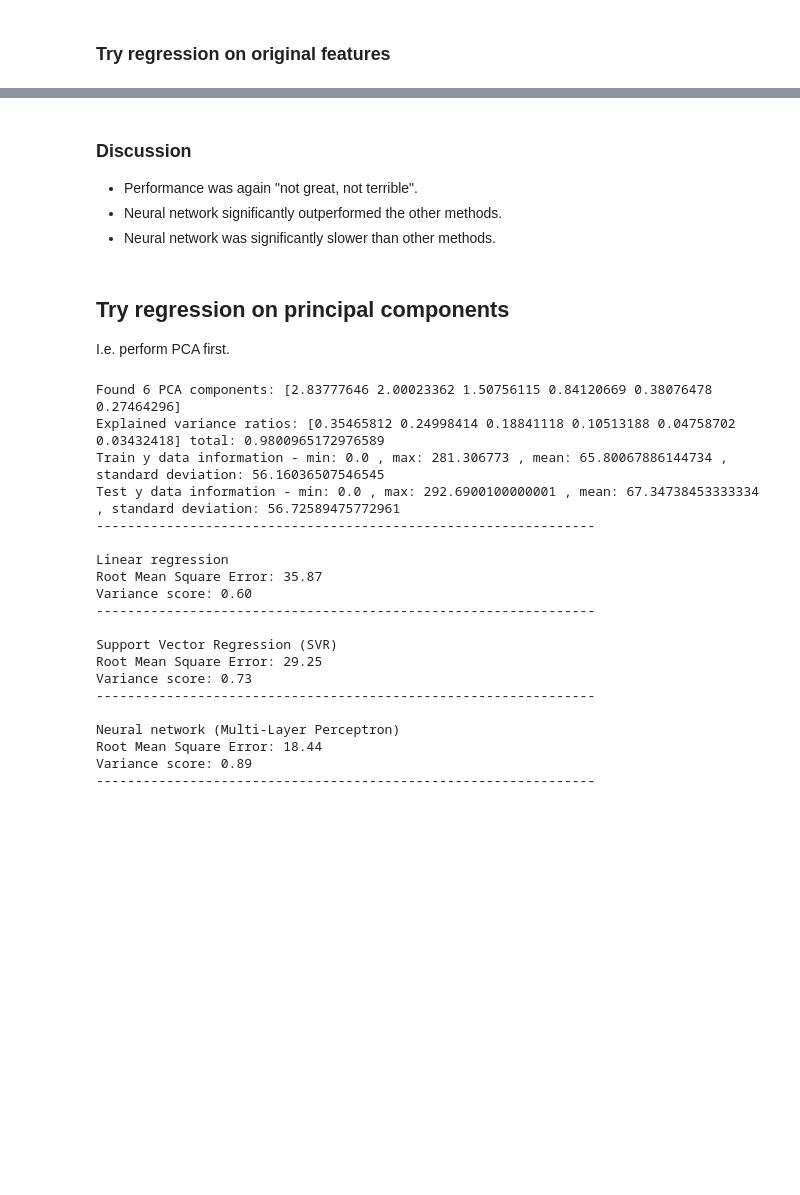
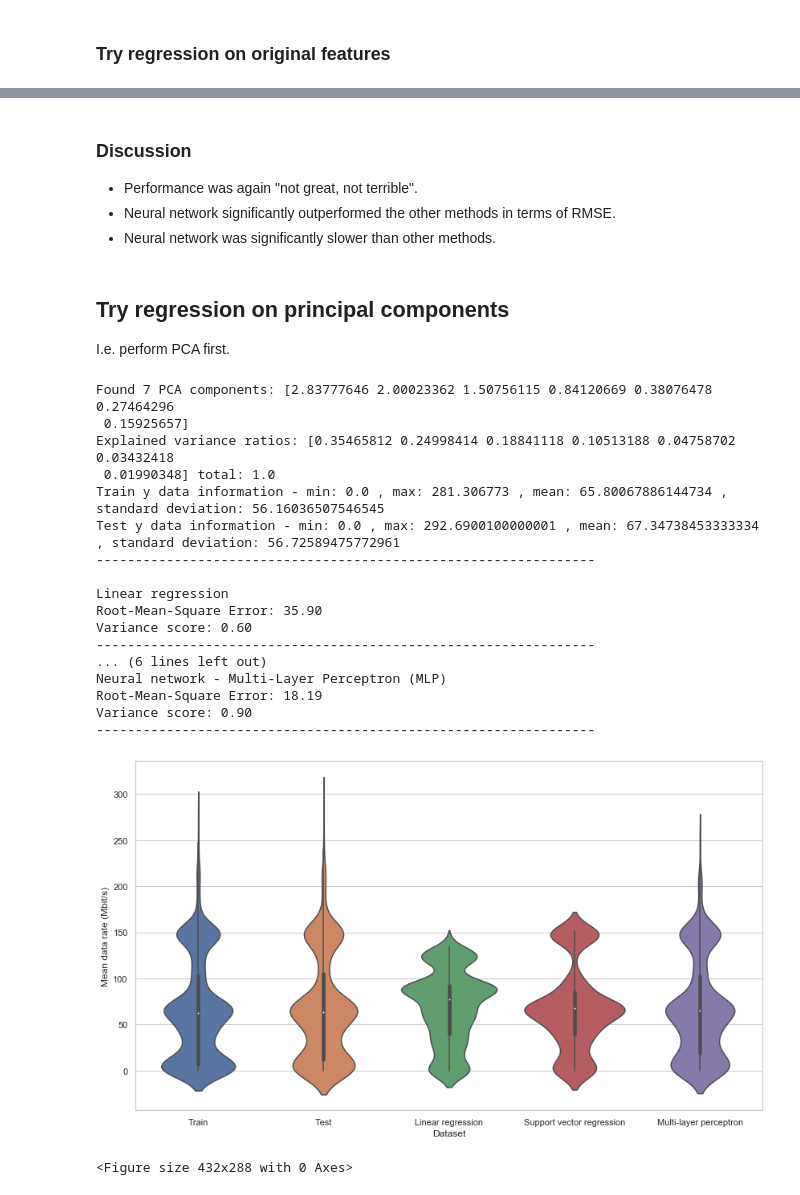
Before and after one commit to adamiaonr/wifi-vehicles, a Jupyter notebook: throughput-estimation/empirical-approach/empirical-approach-analysis.ipynb, the cells around one changed output, grey strips where cells are left out. Cells and saved outputs as stored; diff of their text form; code cells hidden in the pictures; blank space fills up the shorter version.

```diff
--- a/throughput-estimation/empirical-approach/empirical-approach-analysis.ipynb
+++ b/throughput-estimation/empirical-approach/empirical-approach-analysis.ipynb
@@ -352,7 +365,7 @@ def runRegression(reg, regName, xTrain, yTrain, xTest, yTest, printSep=True):
   reg.fit(xTrain, yTrain)
   yPred = reg.predict(xTest) # predict on the unseen data
   yPred = yPred.clip(min=0) # because we know data rate can't be negative, make negative values zero
-  print("Root Mean Square Error: %.2f" % rmse(yTest, yPred))
+  print("Root-Mean-Square Error: %.2f" % rmse(yTest, yPred))
   print('Variance score: %.2f' % r2_score(yTest, yPred)) # 1 is perfect prediction
   if printSep: printSeparator()
 
@@ -397,7 +410,7 @@ def runRegressions(df, targetName, scaler=None):
 
   # neural network (Multi Layer Perceptron w/ backpropagation)
   regMlp = MLPRegressor(solver='lbfgs', random_state=1, max_iter=1000)
-  yPredMlp = runRegression(regMlp, "Neural network (Multi-Layer Perceptron)", xTrain, yTrain, xTest, yTest)
+  yPredMlp = runRegression(regMlp, "Neural network - Multi-Layer Perceptron (MLP)", xTrain, yTrain, xTest, yTest)
 
   y = numpy.array([yTrain, yTest, yPredLinr, yPredSvr, yPredMlp])
 
@@ -460,34 +473,33 @@ Variance score: 0.88
 # %% [markdown]
 ### Discussion
 * Performance was again "not great, not terrible".
-* Neural network significantly outperformed the other methods.
+* Neural network significantly outperformed the other methods in terms of RMSE.
 * Neural network was significantly slower than other methods.
 # %% [markdown]
 ## Try regression on principal components
 I.e. perform PCA first.
 # %%
-pcaDf = getPcaDf(dataset, targetVar=0.9)
+pcaDf = getPcaDf(dataset, targetVar=0.99) # 99% variance works slightly better than 95% in this instance
 runRegressions(df=pcaDf, targetName="dataRateMean", scaler=None)
 # %% [output]
-Found 6 PCA components: [2.83777646 2.00023362 1.50756115 0.84120669 0.38076478 0.27464296]
-Explained variance ratios: [0.35465812 0.24998414 0.18841118 0.10513188 0.04758702 0.03432418] total: 0.9800965172976589
+Found 7 PCA components: [2.83777646 2.00023362 1.50756115 0.84120669 0.38076478 0.27464296
+ 0.15925657]
+Explained variance ratios: [0.35465812 0.24998414 0.18841118 0.10513188 0.04758702 0.03432418
+ 0.01990348] total: 1.0
 Train y data information - min: 0.0 , max: 281.306773 , mean: 65.80067886144734 , standard deviation: 56.16036507546545
 Test y data information - min: 0.0 , max: 292.6900100000001 , mean: 67.34738453333334 , standard deviation: 56.72589475772961
 ----------------------------------------------------------------
 
 Linear regression
-Root Mean Square Error: 35.87
+Root-Mean-Square Error: 35.90
 Variance score: 0.60
 ----------------------------------------------------------------
-
-Support Vector Regression (SVR)
-Root Mean Square Error: 29.25
-Variance score: 0.73
+... (6 lines left out)
+Neural network - Multi-Layer Perceptron (MLP)
+Root-Mean-Square Error: 18.19
+Variance score: 0.90
 ----------------------------------------------------------------
-
-Neural network (Multi-Layer Perceptron)
-Root Mean Square Error: 18.44
-Variance score: 0.89
-----------------------------------------------------------------
+[figure, added]
+<Figure size 432x288 with 0 Axes>
 # %% [markdown]
 ### Discussion
```
Also changed, not shown: parts of 9 cells of this notebook.
